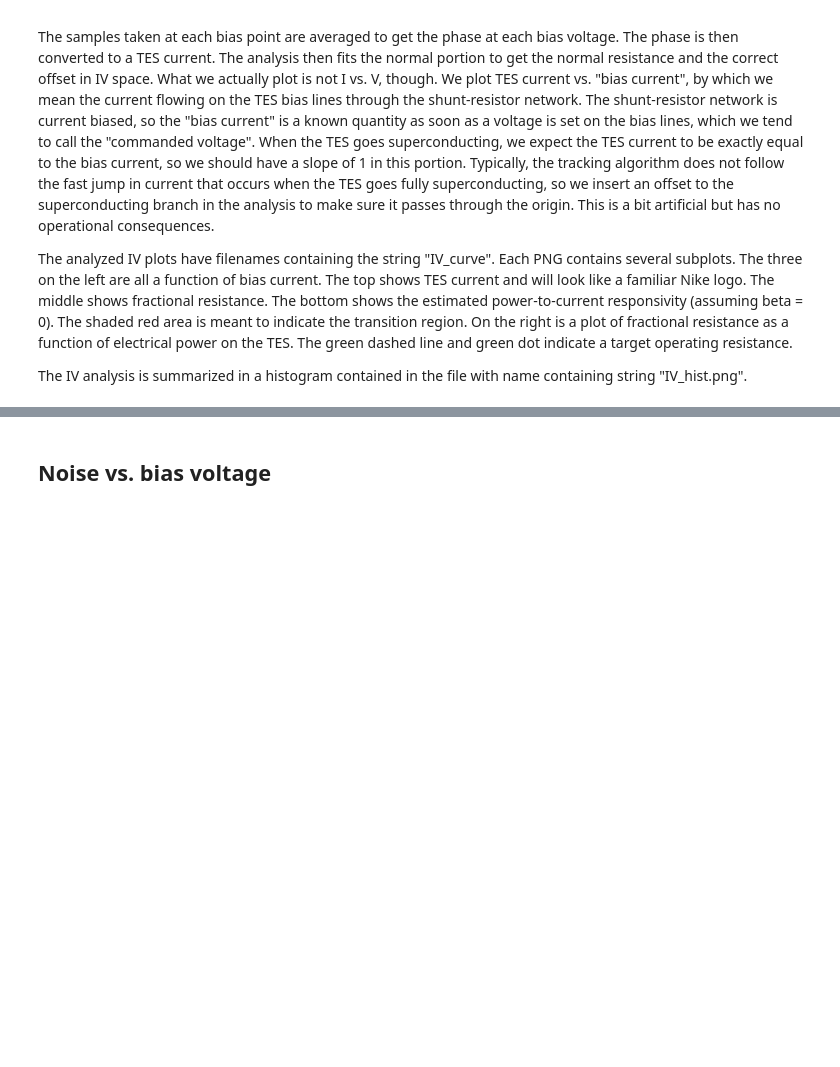
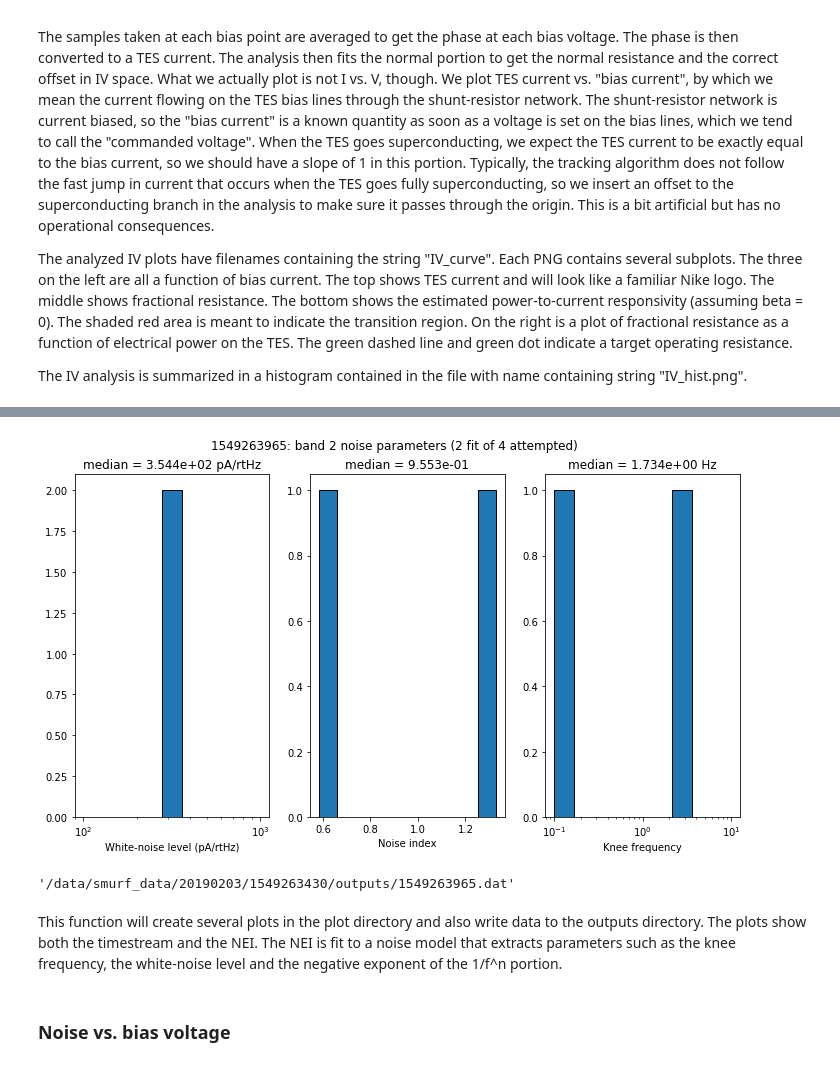
Before and after one commit to swh76/smurf_tutorials, a Jupyter notebook: TES_biasing.ipynb, the cells around one changed output, grey strips where cells are left out. Saved outputs shown, nothing was run; the diff lists cells and outputs as text; code cells hidden in the pictures; blank space fills up the shorter version.

```diff
--- a/TES_biasing.ipynb
+++ b/TES_biasing.ipynb
@@ -21,5 +24,5 @@ S.get_tes_bias_bipolar_array()
 # %% [markdown]
 Turn off bias voltages.
-# %%
-S.set_tes_bias_off()
+# %%
+S.set_tes_bias(3,0.)
 # %% [markdown]
@@ -32,8 +36,3 @@ Or set TES biases on all groups at once.
-# %%
-bias_array = np.zeros(8)
-bias_array[3] = 1.2
-S.set_tes_bias_bipolar_array(bias_array)
-S.get_tes_bias_bipolar_array()
 # %% [markdown]
 Overbias to the voltage set by overbias_voltage, and then drop to a bias point set by tes_bias. Use group 3 as an example. The overbias voltage is always in high-current mode. The TES bias point can be chosen to be in either high- or low-current mode. For the current system at Stanford. It is more convenient to operate the TESs in low-current mode, which also has better filtering on the bias lines.
 
@@ -44,3 +55,5 @@ S.get_tes_bias_bipolar_array()
+# %%
+S.set_tes_bias(3,0.)
 # %% [markdown]
 ## IV curves
 # %% [markdown]
@@ -77,0 +154,4 @@ The IV analysis is summarized in a histogram contained in the file with name con
+# %%
+S.overbias_tes(3,overbias_voltage=15.,tes_bias=0.75)
+S.take_noise_psd(2,30.,channel=[0,16,32,64],detrend='linear')
+# %% [output]
@@ -78,2 +175,6 @@ The IV analysis is summarized in a histogram contained in the file with name con
+[figure, added]
+'/data/smurf_data/20190203/1549263430/outputs/1549263965.dat'
+# %% [markdown]
+This function will create several plots in the plot directory and also write data to the outputs directory. The plots show both the timestream and the NEI. The NEI is fit to a noise model that extracts parameters such as the knee frequency, the white-noise level and the negative exponent of the 1/f^n portion.
 # %% [markdown]
-## Noise vs. bias voltage
+### Noise vs. bias voltage
```
Also changed, not shown: parts of 18 cells of this notebook.
